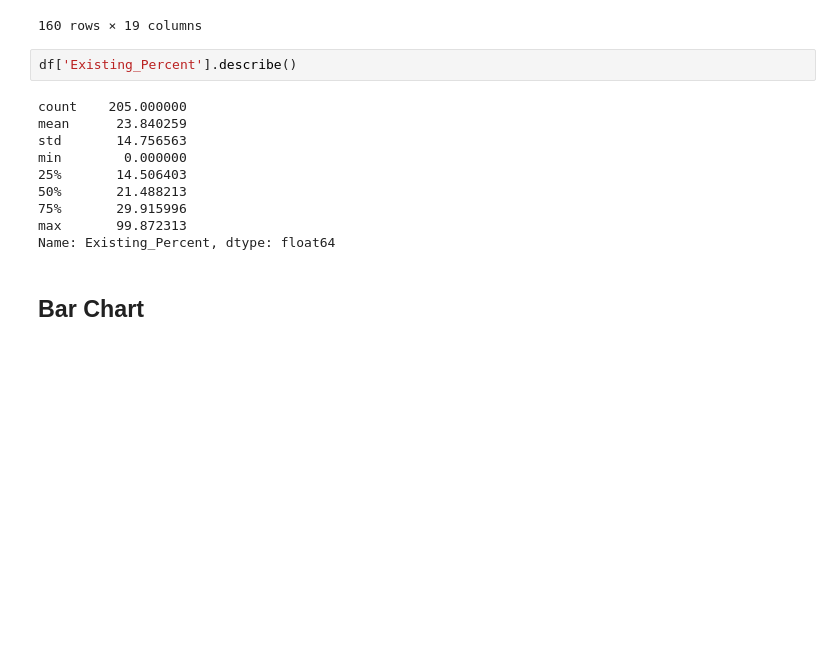
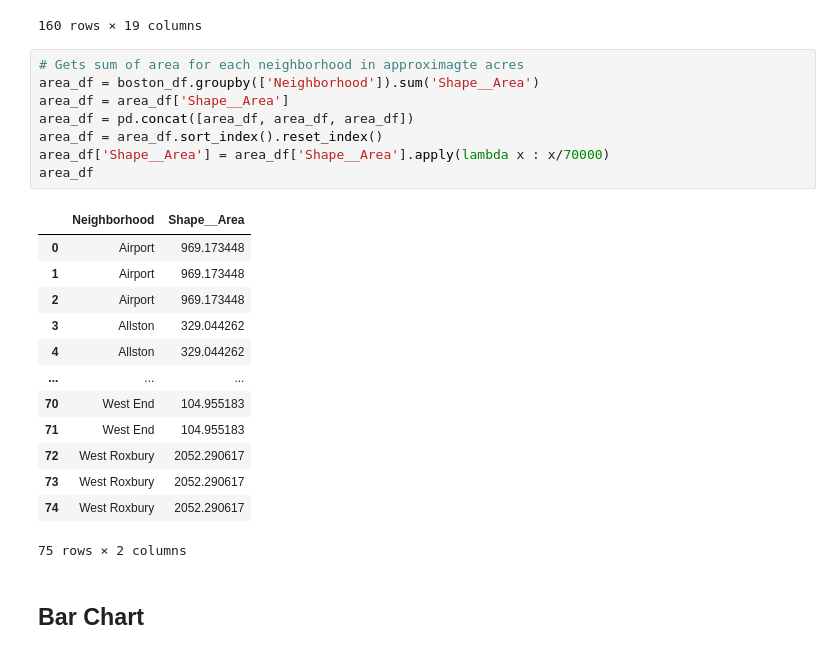
Before and after one commit to dvijashah/DS4200-Information-Visualization-Final-Projects-, a Jupyter notebook: Group-1 Heat Remediation/InteractiveVis.ipynb, the cells around one changed output. Saved outputs shown, nothing was run; the diff lists cells and outputs as text; blank space fills up the shorter version.

```diff
--- a/Group-1 Heat Remediation/InteractiveVis.ipynb
+++ b/Group-1 Heat Remediation/InteractiveVis.ipynb
@@ -35,18 +35,28 @@ boston_df
 | 158 | 25025981202 | Waterfront | 2.995268 | 205 | 2.502598e+08 | MA | 205 | 76.301799 | ... |
 | 159 | 25025981300 | Airport | 1.566931 | 206 | 2.502598e+08 | MA | 206 | 76.388334 | ... |
 160 rows × 19 columns
-# %%
-df['Existing_Percent'].describe()
-# %% [output]
-count    205.000000
-mean      23.840259
-std       14.756563
-min        0.000000
-25%       14.506403
-50%       21.488213
-75%       29.915996
-max       99.872313
-Name: Existing_Percent, dtype: float64
+# %%
+# Gets sum of area for each neighborhood in approximagte acres
+area_df = boston_df.groupby(['Neighborhood']).sum('Shape__Area')
+area_df = area_df['Shape__Area']
+area_df = pd.concat([area_df, area_df, area_df])
+area_df = area_df.sort_index().reset_index()
+area_df['Shape__Area'] = area_df['Shape__Area'].apply(lambda x : x/70000)
+area_df
+# %% [output]
+|  | Neighborhood | Shape__Area |
+| 0 | Airport | 969.173448 |
+| 1 | Airport | 969.173448 |
+| 2 | Airport | 969.173448 |
+| 3 | Allston | 329.044262 |
+| 4 | Allston | 329.044262 |
+| ... | ... | ... |
+| 70 | West End | 104.955183 |
+| 71 | West End | 104.955183 |
+| 72 | West Roxbury | 2052.290617 |
+| 73 | West Roxbury | 2052.290617 |
+| 74 | West Roxbury | 2052.290617 |
+75 rows × 2 columns
 # %% [markdown]
 ## Bar Chart
 # %%
```
Also changed, not shown: parts of 4 cells of this notebook.
